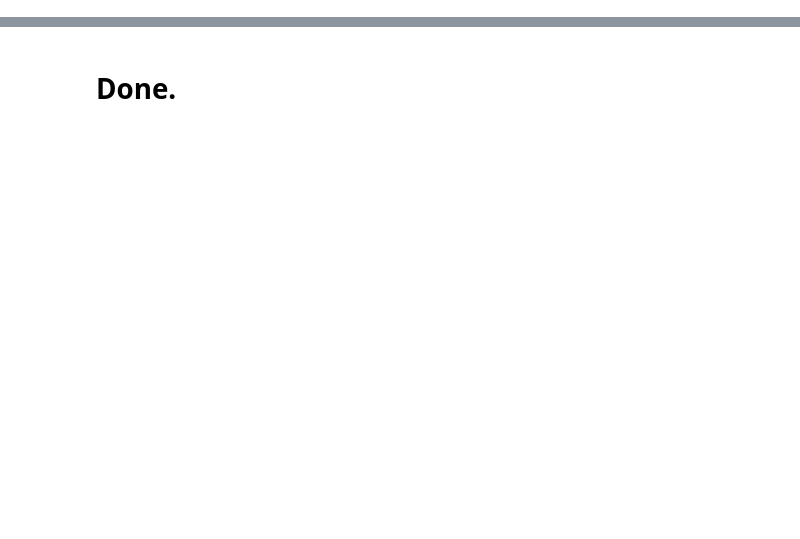
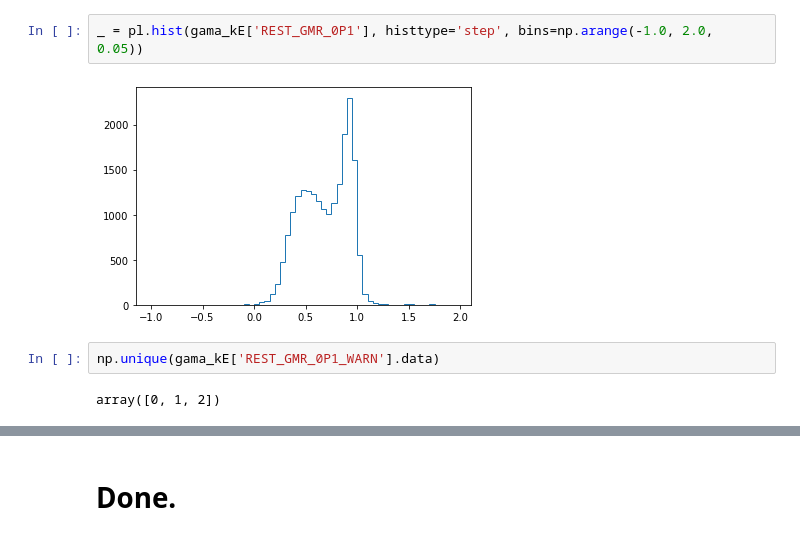
Before and after one commit to SgmAstro/DESI, a Jupyter notebook: kE_catQA.ipynb, the cells around one changed output, grey strips where cells are left out. Drawn from its saved outputs; the diff is of its cells as text; blank space fills up the shorter version.

```diff
--- a/kE_catQA.ipynb
+++ b/kE_catQA.ipynb
@@ -42,0 +73,8 @@ Table length=5000
+# %%
+_ = pl.hist(gama_kE['REST_GMR_0P1'], histtype='step', bins=np.arange(-1.0, 2.0, 0.05))
+# %% [output]
+[figure, added]
+# %%
+np.unique(gama_kE['REST_GMR_0P1_WARN'].data)
+# %% [output]
+array([0, 1, 2])
```
Also changed, not shown: parts of 13 cells of this notebook, 4 other files.
